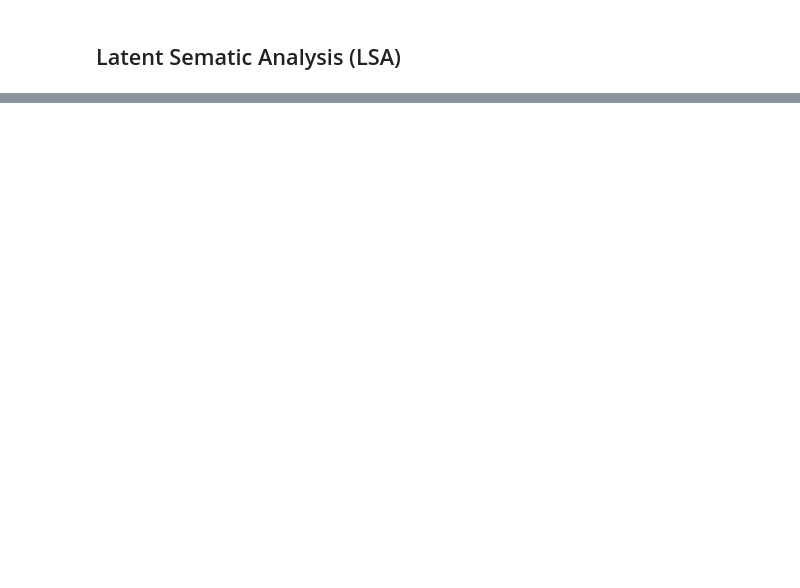
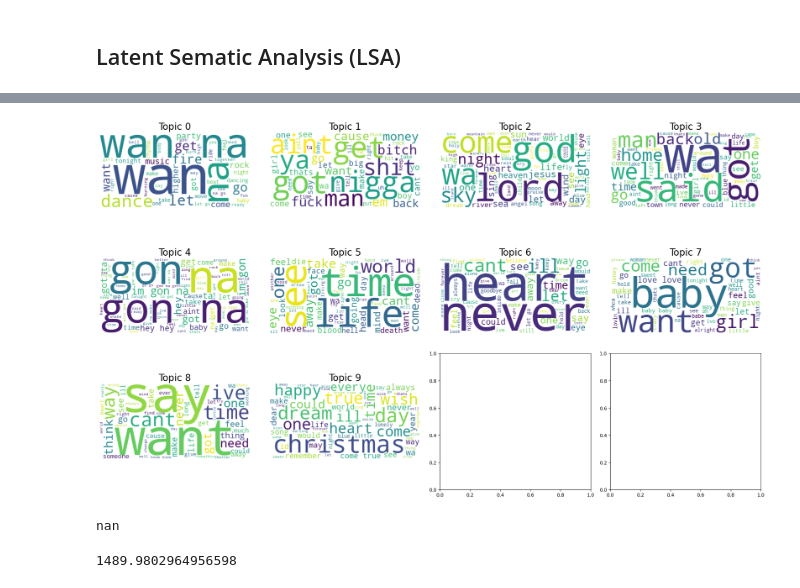
Before and after one commit to garimasc/topic_modeling_songs, a Jupyter notebook: lsa_lda_nmf.ipynb, the cells around one changed output, grey strips where cells are left out. Cells and saved outputs as stored; diff of their text form; code cells hidden in the pictures; blank space fills up the shorter version.

```diff
--- a/lsa_lda_nmf.ipynb
+++ b/lsa_lda_nmf.ipynb
@@ -124,0 +199,34 @@ data
+# %%
+fig,axs = plt.subplots(figsize= (20,12), ncols= 4, nrows= int(np.ceil(lda.n_components/4)) )
+
+
+def plot_wordcloud(words, title, ax):
+    wordcloud = WordCloud(background_color='white', contour_color='steelblue', contour_width=1,
+                          colormap='viridis', min_font_size= 10).generate_from_frequencies(words)
+    ax.imshow(wordcloud, interpolation='bilinear')
+    ax.set_title(title, fontsize= 20)
+    ax.axis('off')
+
+ii = 0; jj = 0
+for topic, words in topic_words.items():
+    plot_wordcloud(words, topic, axs[ii][jj])
+    if jj == 3:
+        jj = 0
+        ii += 1
+    else:
+        jj += 1
+
+plt.tight_layout();
+# %% [output]
+[figure, added]
+# %%
+
+# Compute Coherence Score
+coherence_score = compute_coherence_score(lda, corpus, dictionary, feature_names)
+coherence_score
+# %% [output]
+nan
+# %%
+lda.perplexity(X)
+# %% [output]
+1489.9802964956598
```
Also changed, not shown: parts of 15 cells of this notebook, 1 other file.
